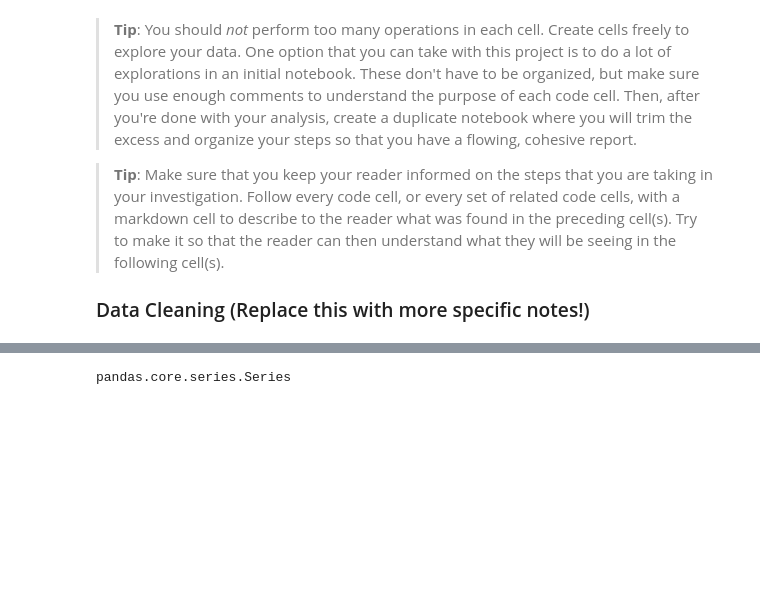
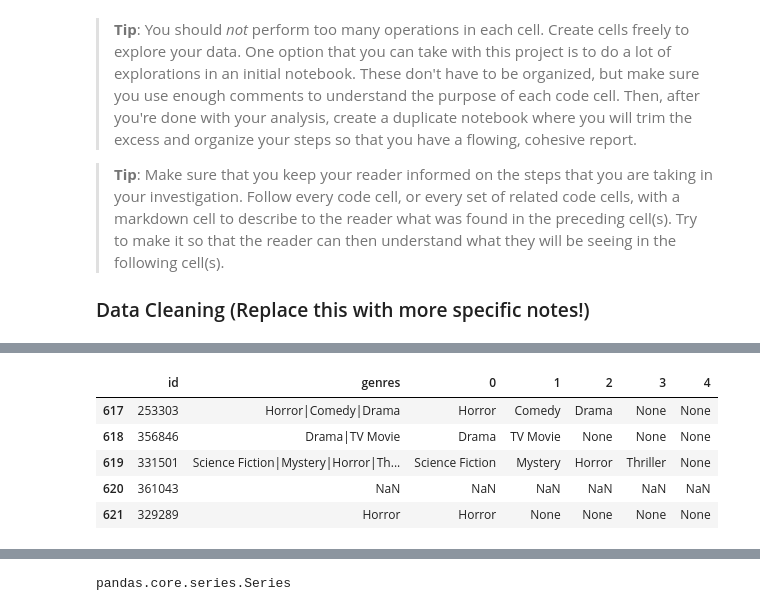
Before and after one commit to jamesl-github/udacity, a Jupyter notebook: nanodegree/data_analysis/Investigate_a_Dataset/investigate-a-dataset.ipynb, the cells around one changed output, grey strips where cells are left out. Saved outputs shown, nothing was run; the diff lists cells and outputs as text; code cells hidden in the pictures; blank space fills up the shorter version.

```diff
--- a/nanodegree/data_analysis/Investigate_a_Dataset/investigate-a-dataset.ipynb
+++ b/nanodegree/data_analysis/Investigate_a_Dataset/investigate-a-dataset.ipynb
@@ -232,0 +306,24 @@ print(datetime.now())
+# %%
+#df.head(622).tail()
+
+print(datetime.now())
+
+criteria = ~(df['id'].isnull())
+genres_df2 = df[ criteria ][["id", "genres"]]
+
+if debugging:
+    print("-----------")
+    genres_df2.head()
+    genres_df2.head(622).tail()
+    print("-----------")
+
+genres_df3 = genres_df2["genres"].str.split("|", expand=True)
+
+print("========================-----------")
+genres_df2.head()
+genres_df3.head()
+genres_df2.head(622).tail()
+genres_df3.head(622).tail()
+print("========================-----------")
+
+print(datetime.now())
@@ -232,0 +373,10 @@ print(datetime.now())
+# %%
+genres_df4 = pd.concat( [genres_df2, genres_df3], axis=1, join="inner" )
+genres_df4.head(622).tail()
+# %% [output]
+|  | id | genres | 0 | 1 | 2 | 3 | 4 |
+| 617 | 253303 | Horror|Comedy|Drama | Horror | Comedy | Drama | None | None |
+| 618 | 356846 | Drama|TV Movie | Drama | TV Movie | None | None | None |
+| 619 | 331501 | Science Fiction|Mystery|Horror|Th... | Science Fiction | Mystery | Horror | Thriller | None |
+| 620 | 361043 | NaN | NaN | NaN | NaN | NaN | NaN |
+| 621 | 329289 | Horror | Horror | None | None | None | None |
```
Also changed, not shown: parts of 22 cells of this notebook.
